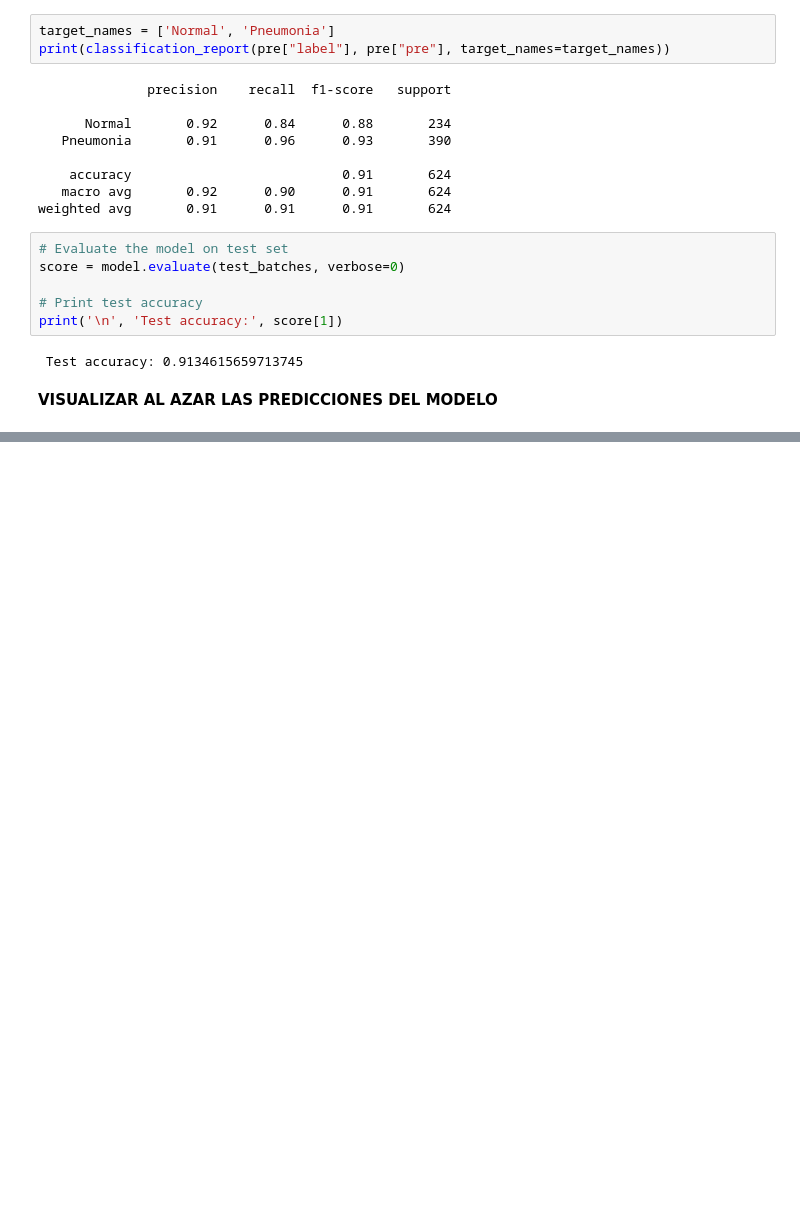
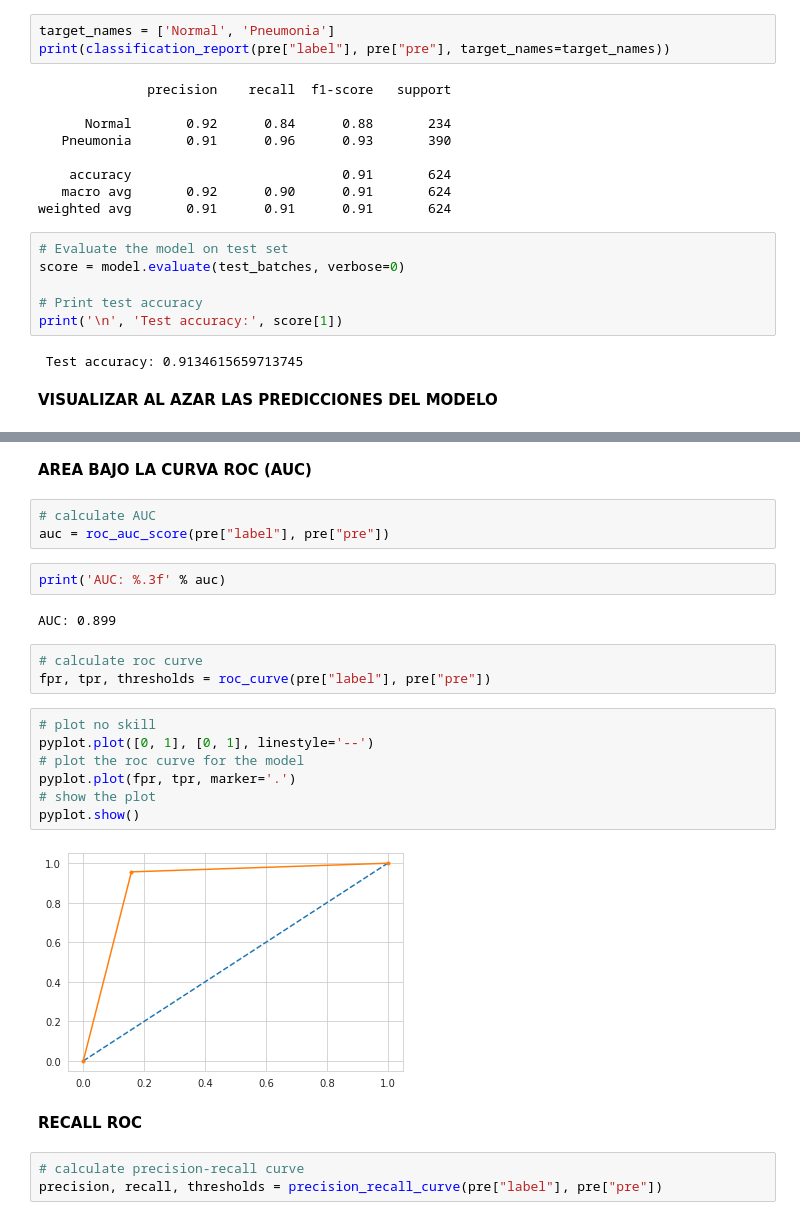
Before and after one commit to Albertogalred/Data-Science, a Jupyter notebook: NeumoX.ipynb, the cells around one changed output, grey strips where cells are left out. Saved outputs shown, nothing was run; the diff lists cells and outputs as text; blank space fills up the shorter version.

```diff
--- a/NeumoX.ipynb
+++ b/NeumoX.ipynb
@@ -443,0 +540,26 @@ print('\n', 'Test accuracy:', score[1])
+# %% [markdown]
+**AREA BAJO LA CURVA ROC (AUC)**
+# %%
+# calculate AUC
+auc = roc_auc_score(pre["label"], pre["pre"])
+# %%
+print('AUC: %.3f' % auc)
+# %% [output]
+AUC: 0.899
+# %%
+# calculate roc curve
+fpr, tpr, thresholds = roc_curve(pre["label"], pre["pre"])
+# %%
+# plot no skill
+pyplot.plot([0, 1], [0, 1], linestyle='--')
+# plot the roc curve for the model
+pyplot.plot(fpr, tpr, marker='.')
+# show the plot
+pyplot.show()
+# %% [output]
+[figure, added]
+# %% [markdown]
+**RECALL ROC**
+# %%
+# calculate precision-recall curve
+precision, recall, thresholds = precision_recall_curve(pre["label"], pre["pre"])
```
Also changed, not shown: parts of 6 cells of this notebook.
